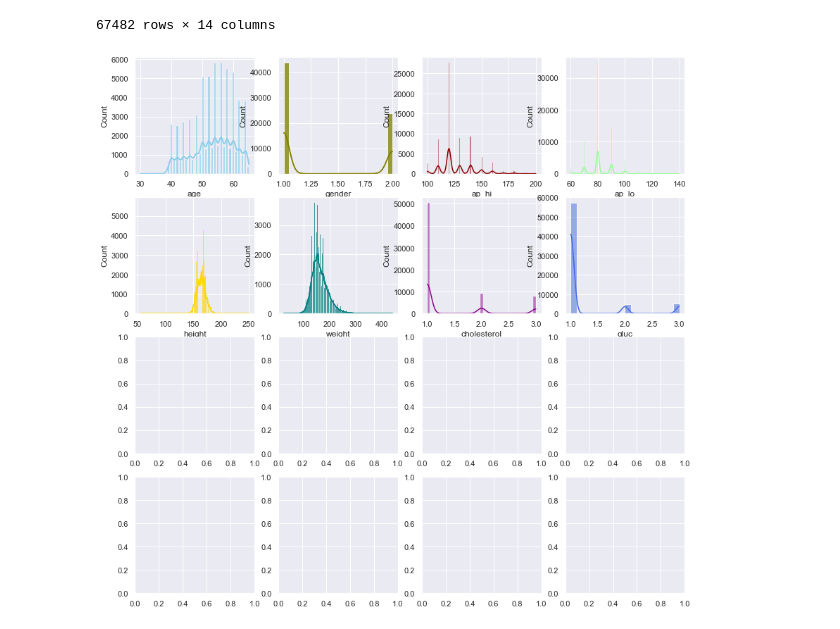
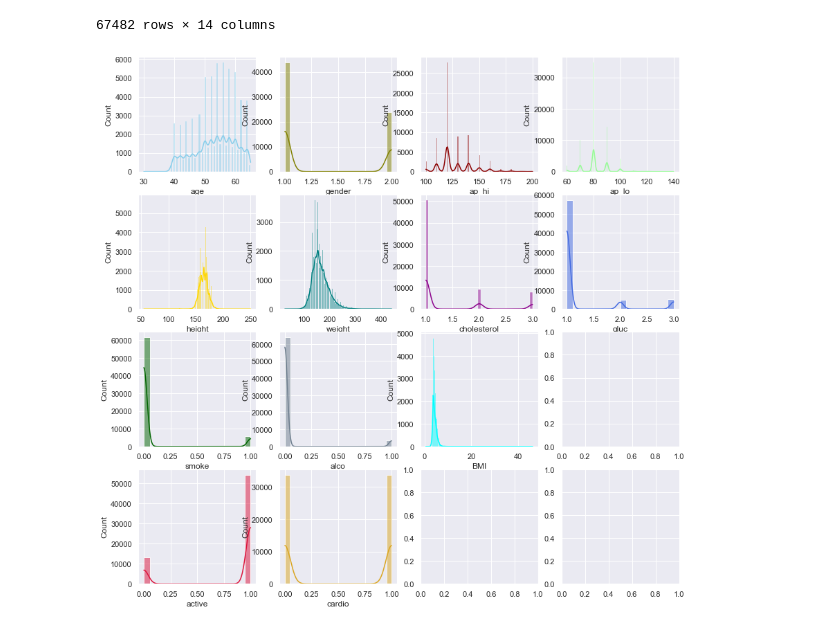
Before and after one commit to zborglin/CardioCoders, a Jupyter notebook: cardio_distributions.ipynb, the cells around one changed output. Cells and saved outputs as stored; diff of their text form; code cells hidden in the pictures.

```diff
--- a/cardio_distributions.ipynb
+++ b/cardio_distributions.ipynb
@@ -26,29 +26,29 @@ df_clean
 # %%
 # libraries & dataset
 import seaborn as sns
 import matplotlib.pyplot as plt
 # set a grey background (use sns.set_theme() if seaborn version 0.11.0 or above)
 sns.set(style="darkgrid")
 #df_sns = sns.load_dataset(df_clean)
 
 fig, axs = plt.subplots(4, 4, figsize=(14, 14))
 
 sns.histplot(data=df_clean, x="age", kde=True, color="skyblue", ax=axs[0, 0])
 sns.histplot(data=df_clean, x="gender", kde=True, color="olive", ax=axs[0, 1])
 sns.histplot(data=df_clean, x="height", kde=True, color="gold", ax=axs[1, 0])
 sns.histplot(data=df_clean, x="weight", kde=True, color="teal", ax=axs[1, 1])
 
 sns.histplot(data=df_clean, x="ap_hi", kde=True, color="darkred", ax=axs[0, 2])
 sns.histplot(data=df_clean, x="ap_lo", kde=True, color="palegreen", ax=axs[0, 3])
 sns.histplot(data=df_clean, x="cholesterol", kde=True, color="darkmagenta", ax=axs[1, 2])
 sns.histplot(data=df_clean, x="gluc", kde=True, color="royalblue", ax=axs[1, 3])
 
-sns.histplot(data=df_clean, x="age", kde=True, color="skyblue", ax=axs[0, 0])
-sns.histplot(data=df_clean, x="gender", kde=True, color="olive", ax=axs[0, 1])
-sns.histplot(data=df_clean, x="height", kde=True, color="gold", ax=axs[1, 0])
-sns.histplot(data=df_clean, x="weight", kde=True, color="teal", ax=axs[1, 1])
+sns.histplot(data=df_clean, x="smoke", kde=True, color="darkgreen", ax=axs[2, 0])
+sns.histplot(data=df_clean, x="alco", kde=True, color="slategray", ax=axs[2, 1])
+sns.histplot(data=df_clean, x="active", kde=True, color="crimson", ax=axs[3, 0])
+sns.histplot(data=df_clean, x="cardio", kde=True, color="goldenrod", ax=axs[3, 1])
 
-sns.histplot(data=df_clean, x="weight", kde=True, color="teal", ax=axs[1, 1])
+sns.histplot(data=df_clean, x="BMI", kde=True, color="cyan", ax=axs[2, 2])
 plt.show()
 # %% [output]
-[figure, old version]
+[figure, new version]
```
Also changed, not shown: 1 other file.
